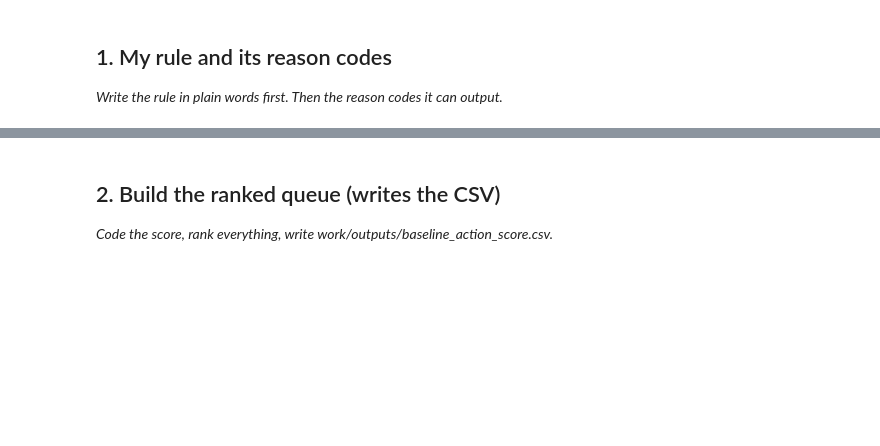
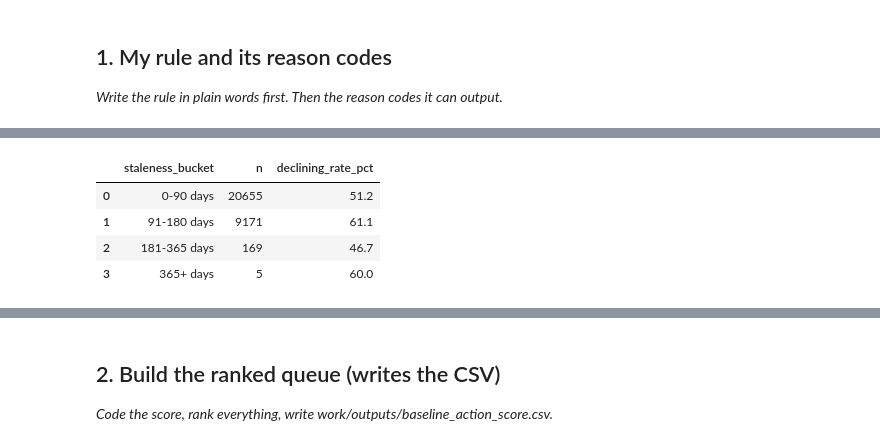
Before and after one commit to aliakhtar1010/search-ranking-ml, a Jupyter notebook: work/notebooks/w04_baseline_score.ipynb, the cells around one changed output, grey strips where cells are left out. Cells and saved outputs as stored; diff of their text form; code cells hidden in the pictures; blank space fills up the shorter version.

```diff
--- a/work/notebooks/w04_baseline_score.ipynb
+++ b/work/notebooks/w04_baseline_score.ipynb
@@ -15,0 +56,43 @@ This skeleton is yours to fill. Work the sections **in order** — each one has
+# %%
+# SIGNAL 1 — STALENESS
+
+signal1 = df[
+    df["days_since_last_update"].notna()
+].copy()
+
+signal1["staleness_bucket"] = pd.cut(
+    signal1["days_since_last_update"],
+    bins=[-1, 90, 180, 365, np.inf],
+    labels=[
+        "0-90 days",
+        "91-180 days",
+        "181-365 days",
+        "365+ days"
+    ]
+)
+
+staleness_table = (
+    signal1
+    .groupby("staleness_bucket", observed=True)
+    .agg(
+        n=("is_declining_label", "size"),
+        declining_rate=("is_declining_label", "mean")
+    )
+    .reset_index()
+)
+
+staleness_table["declining_rate_pct"] = (
+    staleness_table["declining_rate"] * 100
+).round(1)
+
+display(
+    staleness_table[
+        ["staleness_bucket", "n", "declining_rate_pct"]
+    ]
+)
+# %% [output]
+|  | staleness_bucket | n | declining_rate_pct |
+| 0 | 0-90 days | 20655 | 51.2 |
+| 1 | 91-180 days | 9171 | 61.1 |
+| 2 | 181-365 days | 169 | 46.7 |
+| 3 | 365+ days | 5 | 60.0 |
```
Also changed, not shown: parts of 14 cells of this notebook.
